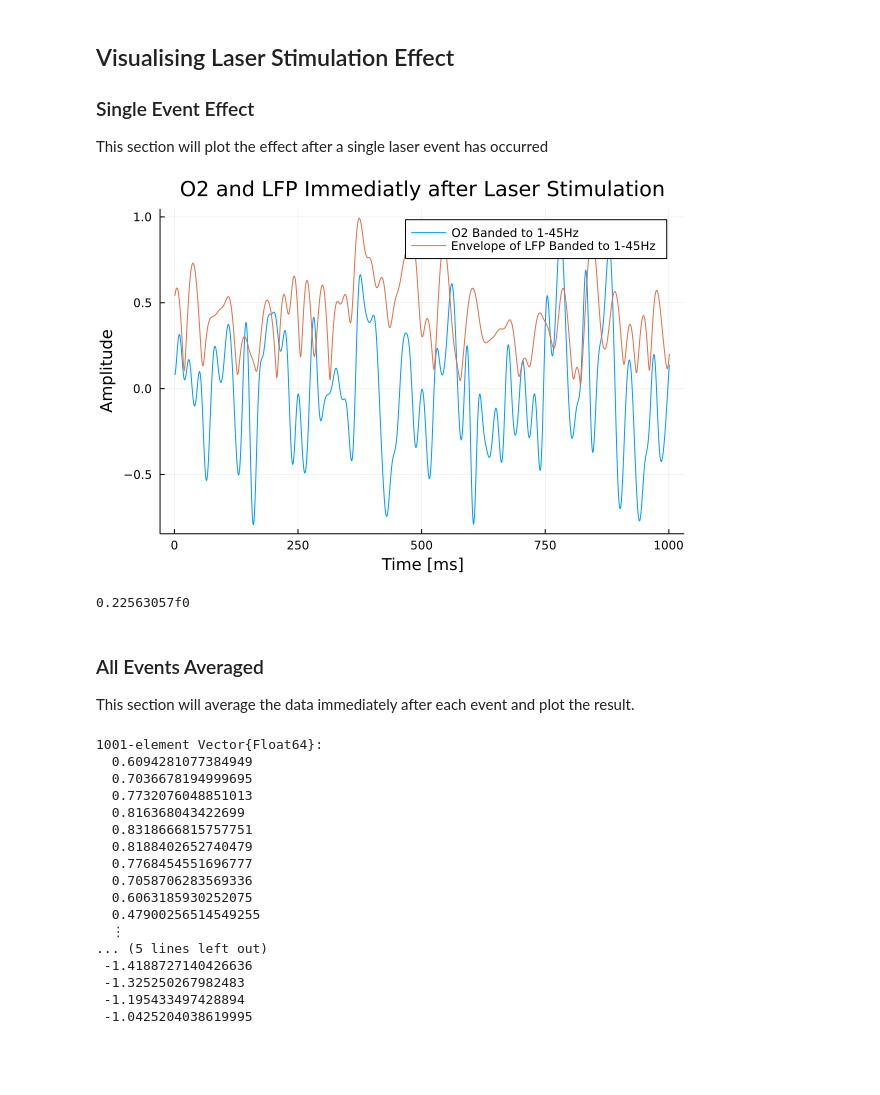
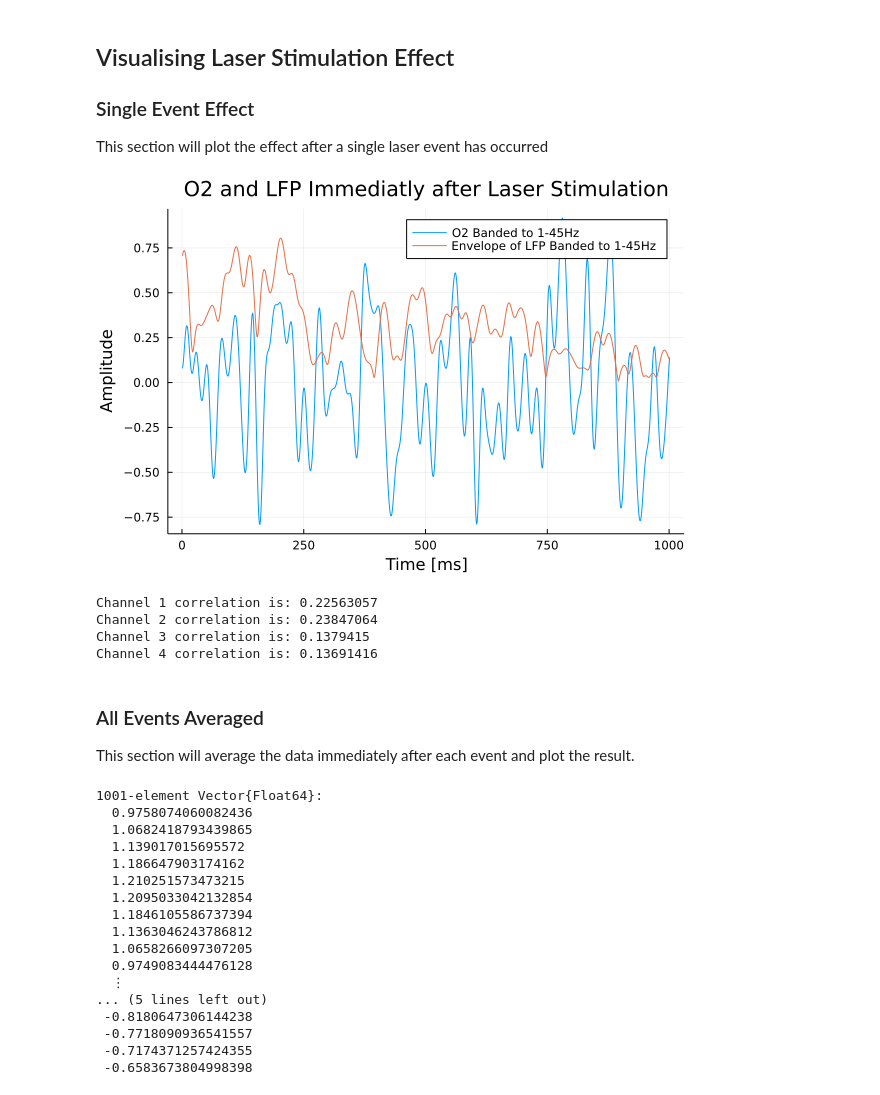
Before and after one commit to alexelwood14/O2-LFP-modelling, a Jupyter notebook: src/notebooks/laser-stim-feature.ipynb, the cells around one changed output. Drawn from its saved outputs; the diff is of its cells as text; code cells hidden in the pictures; blank space fills up the shorter version.

Commit message:
Using all channels

```diff
--- a/src/notebooks/laser-stim-feature.ipynb
+++ b/src/notebooks/laser-stim-feature.ipynb
@@ -26,8 +26,6 @@ Dict{String, Vector{Float32}} with 4 entries:
 # %%
 # Compute the Fourier Transform
 sampling_rate = 1000
-channel = 1
-F = fft(lfp["data"][channel,:])
 freqs = fftfreq(length(lfp["data"][channel,:]), sampling_rate)
 
 # Butterworth's low pass filter equation
@@ -40,13 +38,17 @@ function butterworth_high(freq, pass_freq, n=5)
     return 1 / (1 + (pass_freq / abs(freq)) ^ 2n)
 end
 
+
 # Apply the Band-Pass Butterworth filter
 band = [1, 45]
-band_pass_F = copy(F)
-for i in 1:length(band_pass_F)
-    band_pass_F[i] = band_pass_F[i] * butterworth_high(freqs[i], band[1]) * butterworth_low(freqs[i], band[2])
+lfp_envelopes = []
+for i in 1:4
+    F = fft(lfp["data"][i, :])
+    for i in 1:length(F)
+        F[i] = F[i] * butterworth_high(freqs[i], band[1]) * butterworth_low(freqs[i], band[2])
+    end
+    banded_lfp = real(ifft(F))
+    push!(lfp_envelopes, abs.(hilbert(banded_lfp)))
 end
-
-banded_lfp = real(ifft(band_pass_F))
-lfp_envelope = abs.(hilbert(banded_lfp))
+lfp_envelopes
 # %% [output]
@@ -108,22 +98,28 @@ This section will plot the effect after a single laser event has occurred
 # %%
 laser_flag = 1
 
 o2_start = findall(x->x==o2["laser"][laser_flag], o2["timestamps"])[1]
 lfp_start = findall(x->x==lfp["laser"]["on"][laser_flag], lfp["timestamps"])[1]
 increment = 1000
 
 plot(banded_o2[o2_start:o2_start+increment], label="O2 Banded to 1-45Hz")
-plot!(lfp_envelope[lfp_start:lfp_start+increment], label="Envelope of LFP Banded to 1-45Hz")
+plot!(lfp_envelopes[1][lfp_start:lfp_start+increment], label="Envelope of LFP Banded to 1-45Hz")
 
 title!("O2 and LFP Immediatly after Laser Stimulation")
 xlabel!("Time [ms]")
 ylabel!("Amplitude")
 # %% [output]
-[figure, old version]
+[figure, new version]
-# %%
-cor(banded_o2[o2_start:o2_start+increment], lfp_envelope[lfp_start:lfp_start+increment])
-# %% [output]
-0.22563057f0
+# %%
+for i in 1:4
+    core = cor(banded_o2[o2_start:o2_start+increment], lfp_envelopes[i][lfp_start:lfp_start+increment])
+    println("Channel $(i) correlation is: $(core)")
+end
+# %% [output]
+Channel 1 correlation is: 0.22563057
+Channel 2 correlation is: 0.23847064
+Channel 3 correlation is: 0.1379415
+Channel 4 correlation is: 0.13691416
 # %% [markdown]
 ### All Events Averaged
 
@@ -142,30 +138,33 @@ for i in o2_starts
     o2_subset_mean += standardize(ZScoreTransform, banded_o2[i:i+increment])
 end
 
-for i in lfp_starts
-    lfp_subset_mean += standardize(ZScoreTransform, lfp_envelope[i:i+increment])
+for i in 1:4
+    for j in lfp_starts
+        lfp_subset_mean += standardize(ZScoreTransform, lfp_envelopes[i][j:j+increment])
+    end
 end
 
 o2_subset_mean ./= length(o2_starts)
 lfp_subset_mean ./= length(lfp_starts)
+lfp_subset_mean ./= 4
 # %% [output]
 1001-element Vector{Float64}:
-  0.6094281077384949
-  0.7036678194999695
-  0.7732076048851013
-  0.816368043422699
-  0.8318666815757751
-  0.8188402652740479
-  0.7768454551696777
-  0.7058706283569336
-  0.6063185930252075
-  0.47900256514549255
+  0.9758074060082436
+  1.0682418793439865
+  1.139017015695572
+  1.186647903174162
+  1.210251573473215
+  1.2095033042132854
+  1.1846105586737394
+  1.1363046243786812
+  1.0658266097307205
+  0.9749083444476128
   ⋮
 ... (5 lines left out)
- -1.4188727140426636
- -1.325250267982483
- -1.195433497428894
- -1.0425204038619995
+ -0.8180647306144238
+ -0.7718090936541557
+ -0.7174371257424355
+ -0.6583673804998398
 # %%
 plot(o2_subset_mean, label="O2 Banded to 1-45Hz")
 plot!(lfp_subset_mean, label="Envelope of LFP Banded to 1-45Hz")
```
Also changed, not shown: parts of 3 cells of this notebook.
